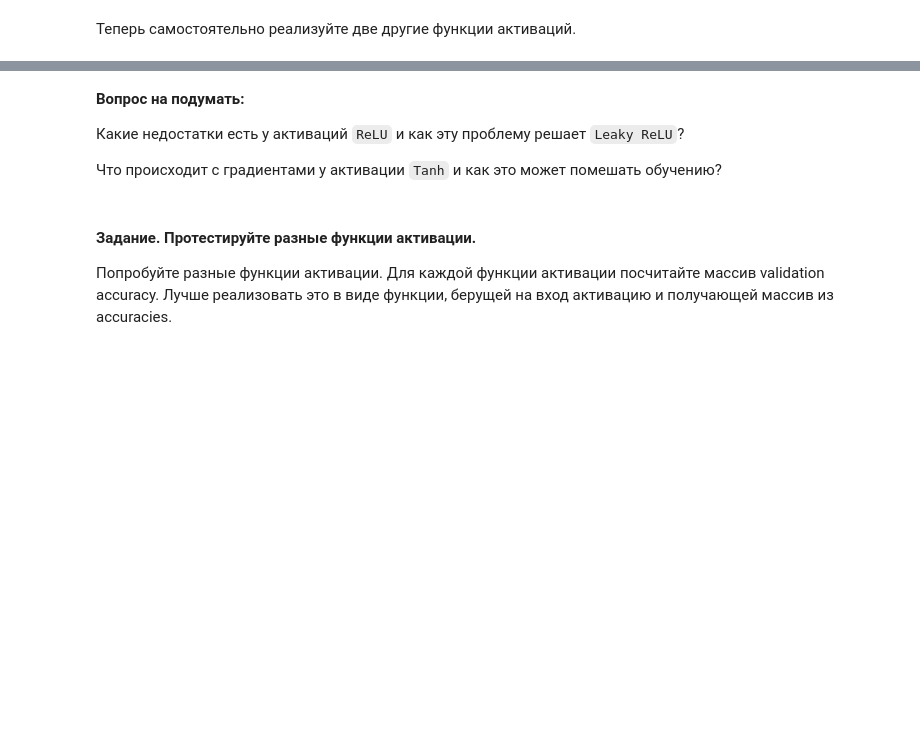
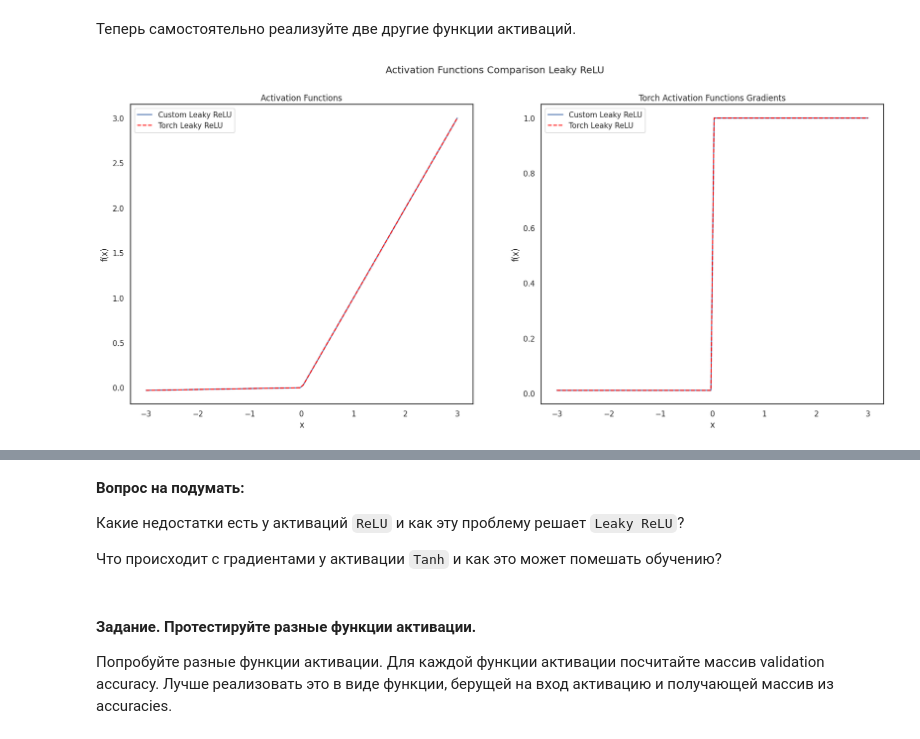
Before and after one commit to GlebPolievktov/DB_Project_ORDER_Banquet_2025, a Jupyter notebook: week_05_convolutional_nets/Homework/hw_4_conv_cnn.ipynb, the cells around one changed output, grey strips where cells are left out. Drawn from its saved outputs; the diff is of its cells as text; code cells hidden in the pictures; blank space fills up the shorter version.

```diff
--- a/week_05_convolutional_nets/Homework/hw_4_conv_cnn.ipynb
+++ b/week_05_convolutional_nets/Homework/hw_4_conv_cnn.ipynb
@@ -670,27 +744,32 @@ plt.show()
 Теперь самостоятельно реализуйте две другие функции активаций.
 # %%
 class LeakyReLU(nn.Module):
-  def __init__(self, alpha):
-    super().__init__()
-    self.alpha = alpha
+    def __init__(self, alpha=0.01):
+        super().__init__()
+        self.alpha = alpha
+
+    def forward(self, x):
+        return torch.where(x > 0, x, self.alpha * x)
+
+    def backward(self, x):
+
+        grad = torch.ones_like(x)
+        grad[x <= 0] = self.alpha
+        return grad
 
 
-  def forward(self, x):
-    # YOUR CODE
+class Tanh(nn.Module):
+    def __init__(self):
+        super().__init__()
 
-  def backward(self, x):
-    # YOUR CODE
+    def forward(self, x):
 
-class Tanh(nn.Module):
-  def __init__(self, ):
-    super().__init__()
+        return torch.tanh(x)
 
+    def backward(self, x):
 
-  def forward(self, x):
-    # YOUR CODE
-
-  def backward(self, x):
-    # YOUR CODE
+        y = torch.tanh(x)
+        return 1 - y ** 2
 # %%
 # lets test your functions with torch functions
 
@@ -732,25 +811,27 @@ assert torch.allclose(grad_tanh_custom, grad_tanh_torch)
 # %%
 # Plot custom and torch functions
 fig, axes = plt.subplots(1, 2, figsize=(20, 8))
 fig.suptitle("Activation Functions Comparison Leaky ReLU")
 
 # Plot Custom Functions
 axes[0].set_title("Activation Functions")
 axes[0].plot(x.detach().numpy(), x_leaky_custom.detach().numpy(), label="Custom Leaky ReLU")
 axes[0].plot(x.detach().numpy(), x_leaky_torch.detach().numpy(), color='red', label="Torch Leaky ReLU", linestyle='--')
 axes[0].legend()
 axes[0].set_xlabel("x")
 axes[0].set_ylabel("f(x)")
 
 # Plot Torch Functions
 axes[1].set_title("Torch Activation Functions Gradients")
 axes[1].plot(x.detach().numpy(), grad_leaky_custom.detach().numpy(), label="Custom Leaky ReLU")
-axes[1].plot(x.detach().numpy(),1 grad_leaky_torch.detach().numpy(), color='red', label="Torch Leaky ReLU", linestyle='--')
+axes[1].plot(x.detach().numpy(), grad_leaky_torch.detach().numpy(), color='red', label="Torch Leaky ReLU", linestyle='--')
 axes[1].legend()
 axes[1].set_xlabel("x")
 axes[1].set_ylabel("f(x)")
 
 plt.show()
+# %% [output]
+[figure, added]
 # %%
 # Plot custom and torch functions
 fig, axes = plt.subplots(1, 2, figsize=(20, 8))
```
Also changed, not shown: parts of 32 cells of this notebook.
